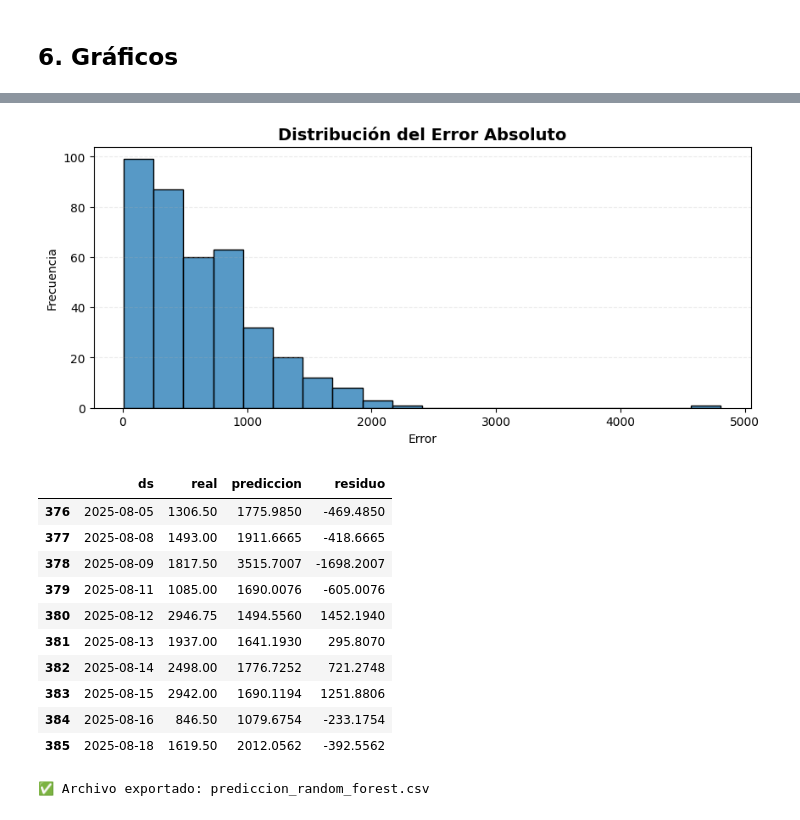
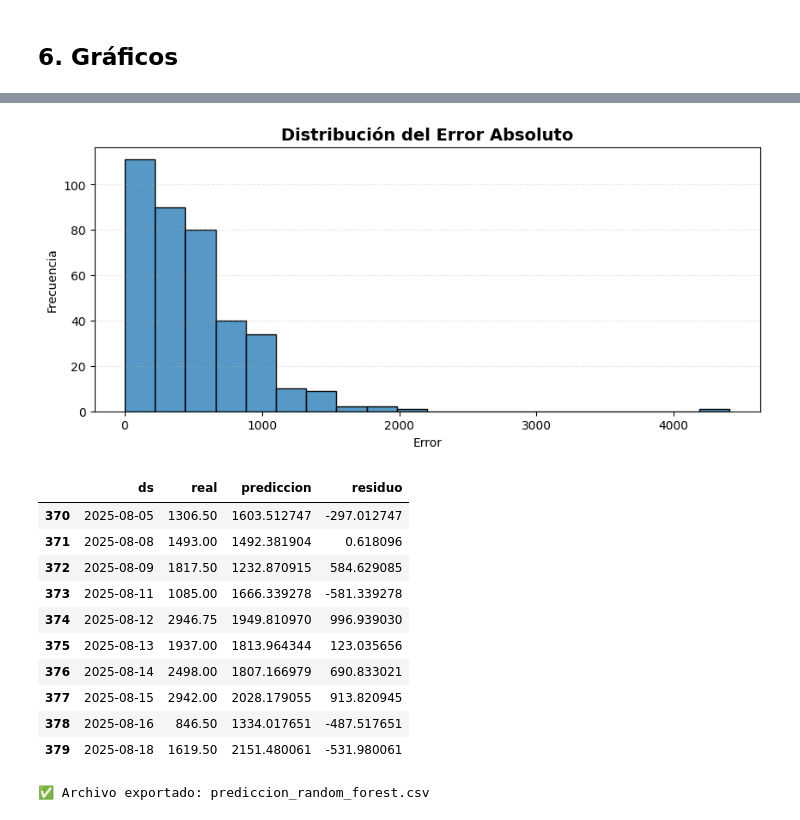
Before and after one commit to JeimiBV/alefarma, a Jupyter notebook: notebooks/RandomForestRegressor.ipynb, the cells around one changed output, grey strips where cells are left out. Saved outputs shown, nothing was run; the diff lists cells and outputs as text; code cells hidden in the pictures.

```diff
--- a/notebooks/RandomForestRegressor.ipynb
+++ b/notebooks/RandomForestRegressor.ipynb
@@ -48,20 +72,33 @@ df.head()
 # %% [markdown]
 ## 4. División del dataset
 # %%
-n = len(df)
-train_size = int(n*0.8)
+train_size = int(len(df) * 0.8)
 train = df.iloc[:train_size]
 test = df.iloc[train_size:]
 
-X_train = train[['year', 'month', 'day', 'day_of_week', 'quarter']]
+features = [
+    'lag_1','lag_7','lag_14','lag_30',
+    'rolling_7','rolling_14','rolling_30',
+    'year','month','day','day_of_week',
+    'sin_month','cos_month','sin_dow','cos_dow'
+]
+
+X_train = train[features]
 y_train = train['y']
-X_test = test[['year', 'month', 'day', 'day_of_week', 'quarter']]
+X_test = test[features]
 y_test = test['y']
 # %% [markdown]
 ## 5. Entrenamiento y predicción del modelo
 # %%
-rf = RandomForestRegressor(n_estimators=100, random_state=42)
+rf = RandomForestRegressor(
+    n_estimators=500,
+    max_depth=20,
+    min_samples_leaf=3,
+    min_samples_split=5,
+    random_state=42,
+    n_jobs=-1
+)
+
 rf.fit(X_train, y_train)
-
-predicciones = rf.predict(X_test)
+pred = rf.predict(X_test)
 # %%
@@ -94,12 +130,12 @@ plt.show()
 # %%
-residuos = y_test.values - predicciones
+residuos = y_test.values - pred
 
-plt.figure(figsize=(14,6))
-plt.scatter(predicciones, residuos, alpha=0.6, color='crimson')
+plt.figure(figsize=(14,5))
+plt.scatter(pred, residuos, alpha=0.6, color='crimson')
 plt.axhline(0, linestyle='--', color='gray')
-plt.title("Disperción de los residuos a lo largo del tiempo")
-plt.xlabel('Predicción')
-plt.ylabel('Residuo')
+plt.title("Dispersión de los residuos a lo largo del tiempo")
+plt.xlabel("Predicción")
+plt.ylabel("Residuo")
 plt.grid(True, linestyle='--', alpha=0.3)
 plt.show()
 # %% [output]
@@ -107,33 +143,33 @@ plt.show()
 # %%
 plt.figure(figsize=(10,4))
-sns.histplot(abs(residuos), bins=20, color='#1f77b4', edgecolor='black')
+sns.histplot(abs(residuos), bins=20, edgecolor='black')
 plt.title('Distribución del Error Absoluto', fontsize=14, weight='bold')
-plt.xlabel('Error')
-plt.ylabel('Frecuencia')
+plt.xlabel("Error")
+plt.ylabel("Frecuencia")
 plt.grid(axis='y', linestyle='--', alpha=0.25)
 plt.show()
 # %% [output]
-[figure, old version]
+[figure, new version]
 # %%
 resultado_rf = pd.DataFrame({
     'ds': test['ds'].values,
     'real': y_test.values,
-    'prediccion': predicciones,
+    'prediccion': pred,
     'residuo': residuos
 })
 resultado_rf.tail(10)
 # %% [output]
 |  | ds | real | prediccion | residuo |
-| 376 | 2025-08-05 | 1306.50 | 1775.9850 | -469.4850 |
-| 377 | 2025-08-08 | 1493.00 | 1911.6665 | -418.6665 |
-| 378 | 2025-08-09 | 1817.50 | 3515.7007 | -1698.2007 |
-| 379 | 2025-08-11 | 1085.00 | 1690.0076 | -605.0076 |
-| 380 | 2025-08-12 | 2946.75 | 1494.5560 | 1452.1940 |
-| 381 | 2025-08-13 | 1937.00 | 1641.1930 | 295.8070 |
-| 382 | 2025-08-14 | 2498.00 | 1776.7252 | 721.2748 |
-| 383 | 2025-08-15 | 2942.00 | 1690.1194 | 1251.8806 |
-| 384 | 2025-08-16 | 846.50 | 1079.6754 | -233.1754 |
-| 385 | 2025-08-18 | 1619.50 | 2012.0562 | -392.5562 |
+| 370 | 2025-08-05 | 1306.50 | 1603.512747 | -297.012747 |
+| 371 | 2025-08-08 | 1493.00 | 1492.381904 | 0.618096 |
+| 372 | 2025-08-09 | 1817.50 | 1232.870915 | 584.629085 |
+| 373 | 2025-08-11 | 1085.00 | 1666.339278 | -581.339278 |
+| 374 | 2025-08-12 | 2946.75 | 1949.810970 | 996.939030 |
+| 375 | 2025-08-13 | 1937.00 | 1813.964344 | 123.035656 |
+| 376 | 2025-08-14 | 2498.00 | 1807.166979 | 690.833021 |
+| 377 | 2025-08-15 | 2942.00 | 2028.179055 | 913.820945 |
+| 378 | 2025-08-16 | 846.50 | 1334.017651 | -487.517651 |
+| 379 | 2025-08-18 | 1619.50 | 2151.480061 | -531.980061 |
 # %%
 resultado_rf.to_csv(f'../output/prediccion_random_forest.csv', index=False)
 print(f"✅ Archivo exportado: prediccion_random_forest.csv")
```
Also changed, not shown: parts of 6 cells of this notebook, 3 other files.
